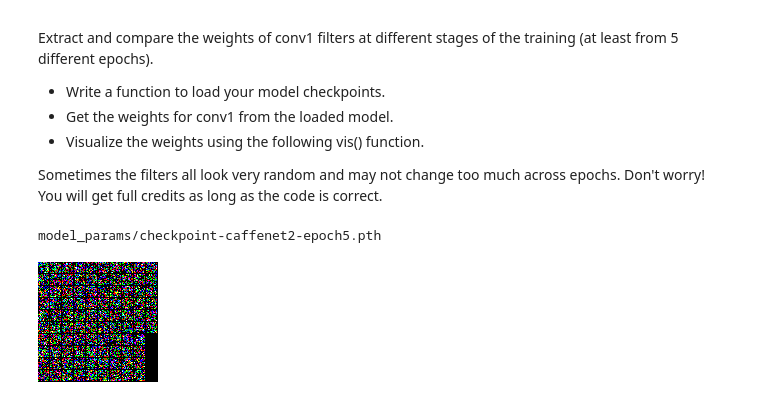
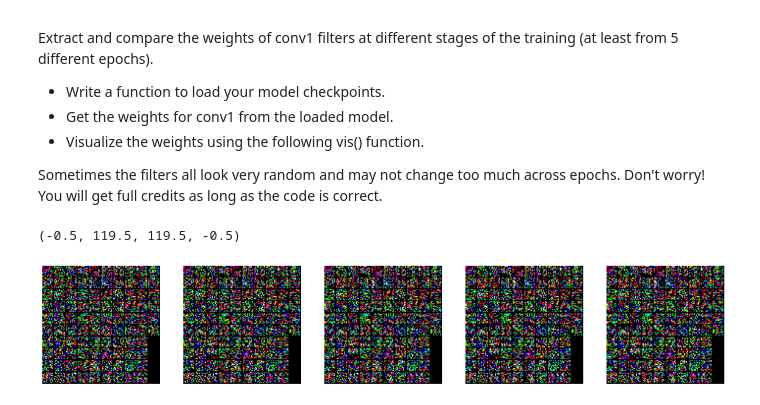
Before and after one commit to unanditha02/hw1, a Jupyter notebook: q2_caffenet_pascal.ipynb, the cells around one changed output. Saved outputs shown, nothing was run; the diff lists cells and outputs as text; code cells hidden in the pictures.

Commit message:
conv1 vis

```diff
--- a/q2_caffenet_pascal.ipynb
+++ b/q2_caffenet_pascal.ipynb
@@ -223,23 +223,38 @@ def vis(conv1):
 # %%
 # Write your code here to get the conv1 filters for each epoch
 # conv1s = [np.random.randn(11, 11, 3, 96)]
-# for epoch in args.epochs:
 model = CaffeNet()
 args = ARGS()
 args.use_cuda = True
-epoch = 5
-model_name='caffenet2'
-filename = 'model_params/checkpoint-{}-epoch{}.pth'.format(
-        model_name, epoch)
-# path = 'model_params/checkpoint-{}-epoch{}.pth'.format('caffenet', epoch)
-print(filename)
-model.load_state_dict(torch.load(filename, map_location=args.device))
-conv1 = model.state_dict()['conv1.weight']
-conv1 = torch.permute(conv1, (2,3,1,0)).numpy()
-# For each epoch, use vis() to visualize the filters.
-# Before passing the weights into vis(), make sure it is an numpy array with shape (11, 11, 3, 96).
-# You may need torch.permute to reorganize the dimensions.
-vis(conv1)
+# epoch = 5
+model_name='caffenet3'
+epochs = [10,20,30,40,50]
+img=[]
+for epoch in epochs:
+        filename = 'model_params/checkpoint-{}-epoch{}.pth'.format(
+                model_name, epoch)
+        # path = 'model_params/checkpoint-{}-epoch{}.pth'.format('caffenet', epoch)
+        # print(filename)
+        model.load_state_dict(torch.load(filename, map_location=args.device))
+        conv1 = model.state_dict()['conv1.weight']
+        conv1 = torch.permute(conv1, (2,3,1,0)).numpy()
+        # For each epoch, use vis() to visualize the filters.
+        # Before passing the weights into vis(), make sure it is an numpy array with shape (11, 11, 3, 96).
+        # You may need torch.permute to reorganize the dimensions.
+        img.append(vis(conv1))
+
+f, axarr = plt.subplots(1, 5,figsize=(20,20))
+plt.axis('off')
+axarr[0].imshow(img[0])
+axarr[1].imshow(img[1])
+axarr[2].imshow(img[2])
+axarr[3].imshow(img[3])
+axarr[4].imshow(img[4])
+axarr[0].axis('off')
+axarr[1].axis('off')
+axarr[2].axis('off')
+axarr[3].axis('off')
+axarr[4].axis('off')
 # %% [output]
-model_params/checkpoint-caffenet2-epoch5.pth
+(-0.5, 119.5, 119.5, -0.5)
-[figure, old version]
+[figure, new version]
```
